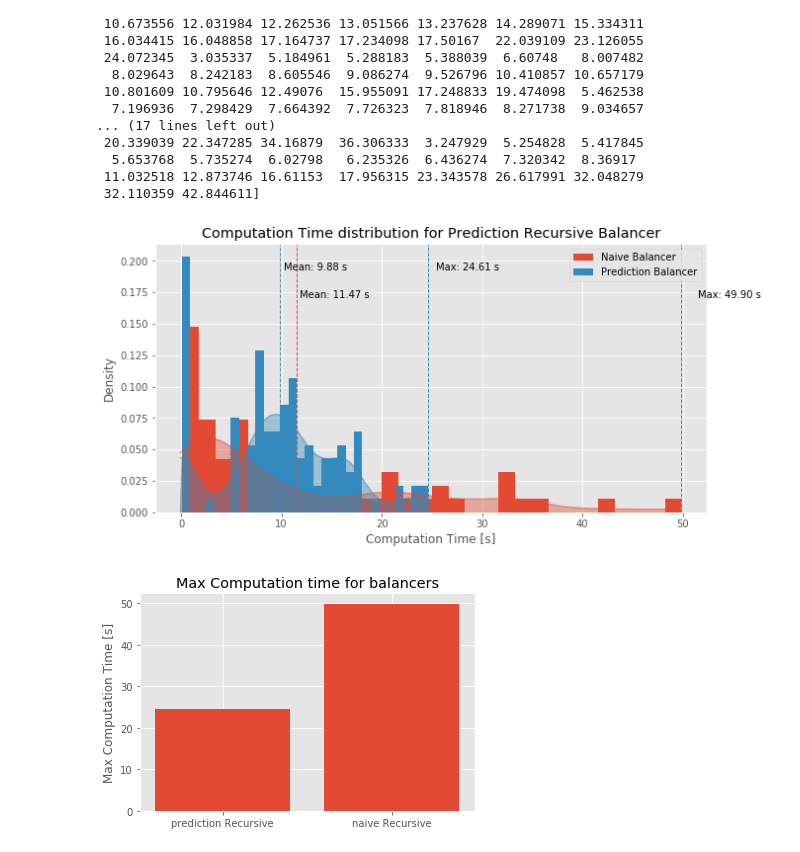
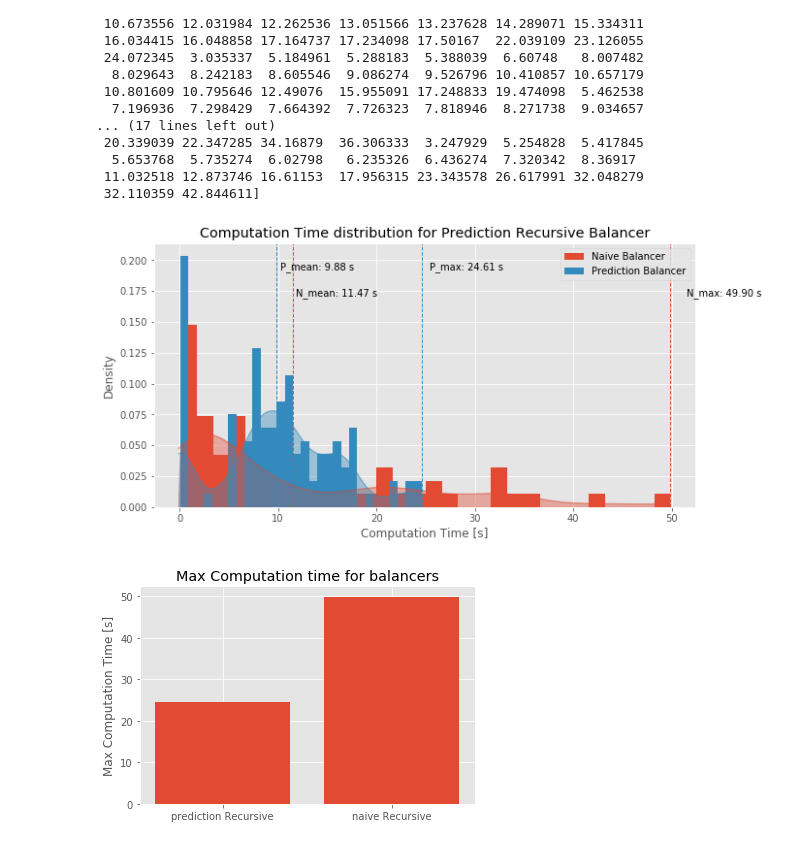
Before and after one commit to eragp/mandelbrot, a Jupyter notebook: eval/balancers/balancers_distribution.ipynb, the cells around one changed output. Saved outputs shown, nothing was run; the diff lists cells and outputs as text; code cells hidden in the pictures.

Commit message:
Change plot labels

```diff
--- a/eval/balancers/balancers_distribution.ipynb
+++ b/eval/balancers/balancers_distribution.ipynb
@@ -84,6 +84,7 @@ def histogram(y_data1, y1_label, y_data2, y2_label,
         # TODO: Find a better way to do this
         ys[0] = 0
         ys[-1] = 0
+
         kde_fill = ax.fill(xs, ys, alpha=alpha)
         kde_fill[0].set_color(color)
 
@@ -96,38 +97,38 @@ def histogram(y_data1, y1_label, y_data2, y2_label,
     y2_max = y_data2.max()
 
     def drawLine(ax, x, label, y_offset, color):
         ax.axvline(x, linestyle='dashed', lw=1, color=color)
         _, max_ = plt.ylim()
         plt.text(x + x / num_bins,
              max_ - max_* y_offset/ 10,
              label + ': {:.2f} s'.format(x))
 
-    drawLine(ax, y1_mean, "Mean",
+    drawLine(ax, y1_mean, "N_mean",
              y_offset=2,
              color=y1_color)
-    drawLine(ax, y1_max, "Max",
+    drawLine(ax, y1_max, "N_max",
              y_offset=2,
              color=y1_color)
-    drawLine(ax, y2_mean, "Mean",
+    drawLine(ax, y2_mean, "P_mean",
              y_offset=1,
              color=y2_color)
-    drawLine(ax, y2_max, "Max",
+    drawLine(ax, y2_max, "P_max",
              y_offset=1,
              color=y2_color)
 
 
     # fig.savefig("distribution.svg", format="svg")
     plt.show()
 
 histogram(naive,
           "Naive Balancer",
           prediction,
           "Prediction Balancer",
           x_label='Computation Time [s]',
           y_label='Density',
           title='Computation Time distribution for Prediction Recursive Balancer')
 # %% [output]
-[figure, old version]
+[figure, new version]
 # %%
 names= ["prediction Recursive", "naive Recursive"]
 y = np.asarray([prediction.max(), naive.max()])
```
